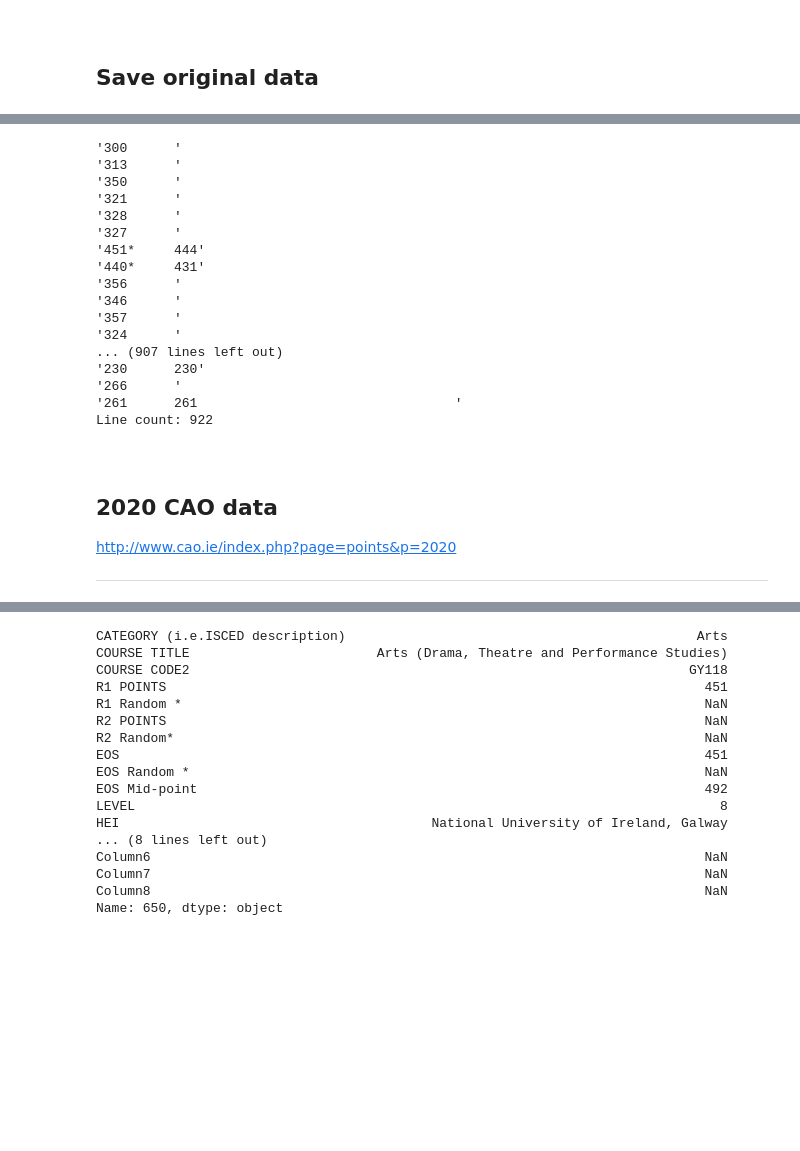
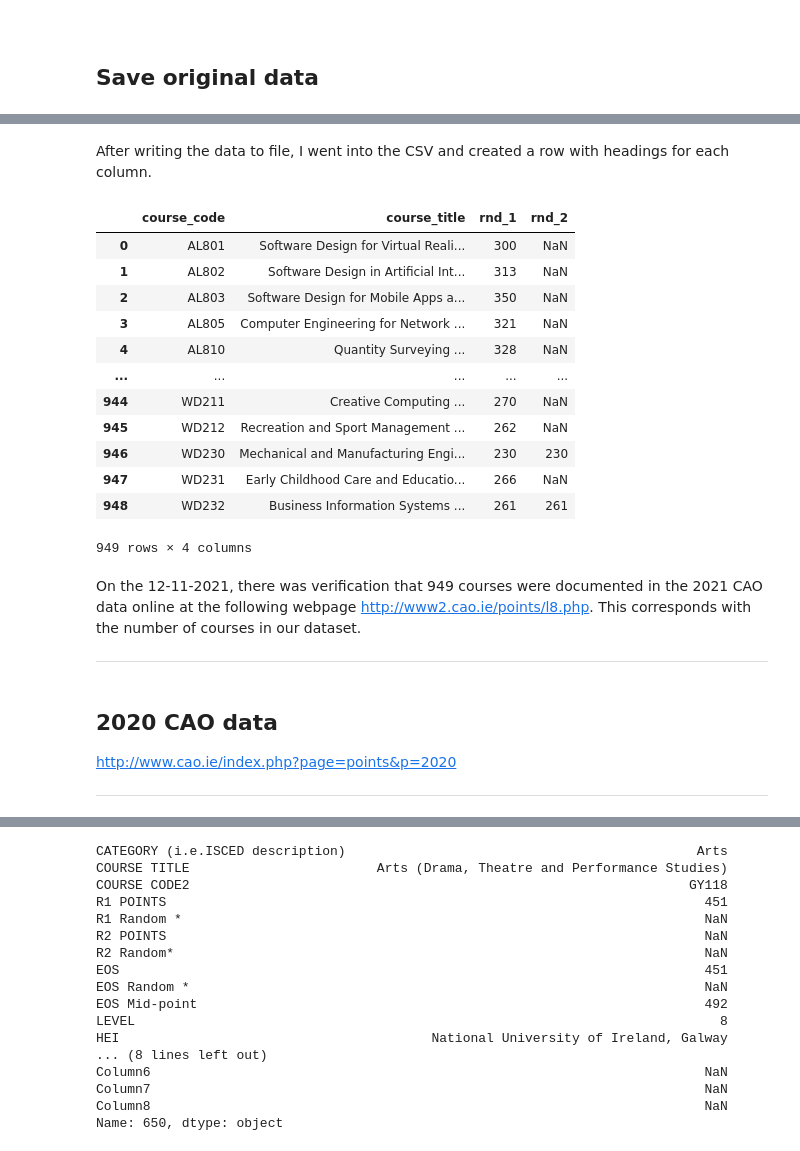
Before and after one commit to Izardo/Fundamentals_of_Data_Analysis, a Jupyter notebook: cao.ipynb, the cells around one changed output, grey strips where cells are left out. Saved outputs shown, nothing was run; the diff lists cells and outputs as text; code cells hidden in the pictures; blank space fills up the shorter version.

Commit message:
Started concatenation of datasets and de-duplication of rows

```diff
--- a/cao.ipynb
+++ b/cao.ipynb
@@ -111,12 +144,12 @@ re_course = re.compile(r'([A-Z]{2}[0-9]{3})  (.*)')  # 'r' python treats string
 # %%
 # Path for CSV file
-path = 'data/cao2021' + current_time + '.csv'
+path2021 = 'data/cao2021' + time() + '.csv'
 
 # Keeping count of the courses we are processing.
 course_count = 0
 
 # Opens the CSV file for wrting.
-with open(path, 'w') as f:
+with open(path2021, 'w') as f:
     # Loops through and prints data from response line by line.
     for line in response.iter_lines():
         # Decoding turns bytes into code points and those code points can be displayed on the screen
@@ -125,39 +158,49 @@ with open(path, 'w') as f:
         if re_course.fullmatch(d_line):
             # Adds one to the course count
             course_count += 1
-            # Use regular expressions splits a string where there are at least two spaces
-            line_split = re.split('  +', d_line)
-            # Course code.
-            course_code = d_line[:5]
-            # Course title.
-            course_title = d_line[7:57]
+            # Extract course code and strip of any white space.
+            course_code = d_line[:5].strip()
+            # Extract course title and strip it of any white space.
+            course_title = d_line[7:57].strip()
             # Points.
-            course_points = d_line[60:]
-            #{course_code}''{course_title}'
-            print(f"'{course_points}'")
-            # Rejoin the substrings with commas
+            course_points = re.split(' +' , d_line[60:])
+            # The last course created 3 substrings w/ line split above & the last substring was subsequently removed.
+            # Removing substrings that are not useful.
+            if len(course_points) != 2:
+                course_points = course_points[:2]
+            # Rejoin the substrings with commas. Because course points is a list we need to specify both items.
+            line_split = [course_code, course_title, course_points[0], course_points[1]]
             f.write(','.join(line_split) + '\n')
-    print(f"Line count: {course_count}")
+
+            # https://web.microsoftstream.com/video/89e78275-d944-444e-bed7-d964a3bd2c35 30.00
-# %% [output]
-'300      '
-'313      '
-'350      '
-'321      '
-'328      '
-'327      '
-'451*     444'
-'440*     431'
-'356      '
-'346      '
-'357      '
-'324      '
-... (907 lines left out)
-'230      230'
-'266      '
-'261      261                                 '
-Line count: 922
+# %% [markdown]
+After writing the data to file, I went into the CSV and created a row with headings for each column.
+# %%
+# Read in 2021 csv file and add header row.
+df_2021 = pd.read_csv("data/cao202120211115_190905.csv",
+                names=["course_code", "course_title", "rnd_1", "rnd_2"])
+
+df_2021['rnd_1'] = df['rnd_1'].to_numpy()
+
+df_2021
+# %% [output]
+|  | course_code | course_title | rnd_1 | rnd_2 |
+| 0 | AL801 | Software Design for Virtual Reali... | 300 | NaN |
+| 1 | AL802 | Software Design in Artificial Int... | 313 | NaN |
+| 2 | AL803 | Software Design for Mobile Apps a... | 350 | NaN |
+| 3 | AL805 | Computer Engineering for Network ... | 321 | NaN |
+| 4 | AL810 | Quantity Surveying ... | 328 | NaN |
+| ... | ... | ... | ... | ... |
+| 944 | WD211 | Creative Computing ... | 270 | NaN |
+| 945 | WD212 | Recreation and Sport Management ... | 262 | NaN |
+| 946 | WD230 | Mechanical and Manufacturing Engi... | 230 | 230 |
+| 947 | WD231 | Early Childhood Care and Educatio... | 266 | NaN |
+| 948 | WD232 | Business Information Systems ... | 261 | 261 |
+949 rows × 4 columns
+# %% [markdown]
+On the 12-11-2021, there was verification that 949 courses were documented in the 2021 CAO data online at the following webpage http://www2.cao.ie/points/l8.php. This corresponds with the number of courses in our dataset.
+***
 # %% [markdown]
-<br>
 
 ## 2020 CAO data
 
```
Also changed, not shown: parts of 49 cells of this notebook.
